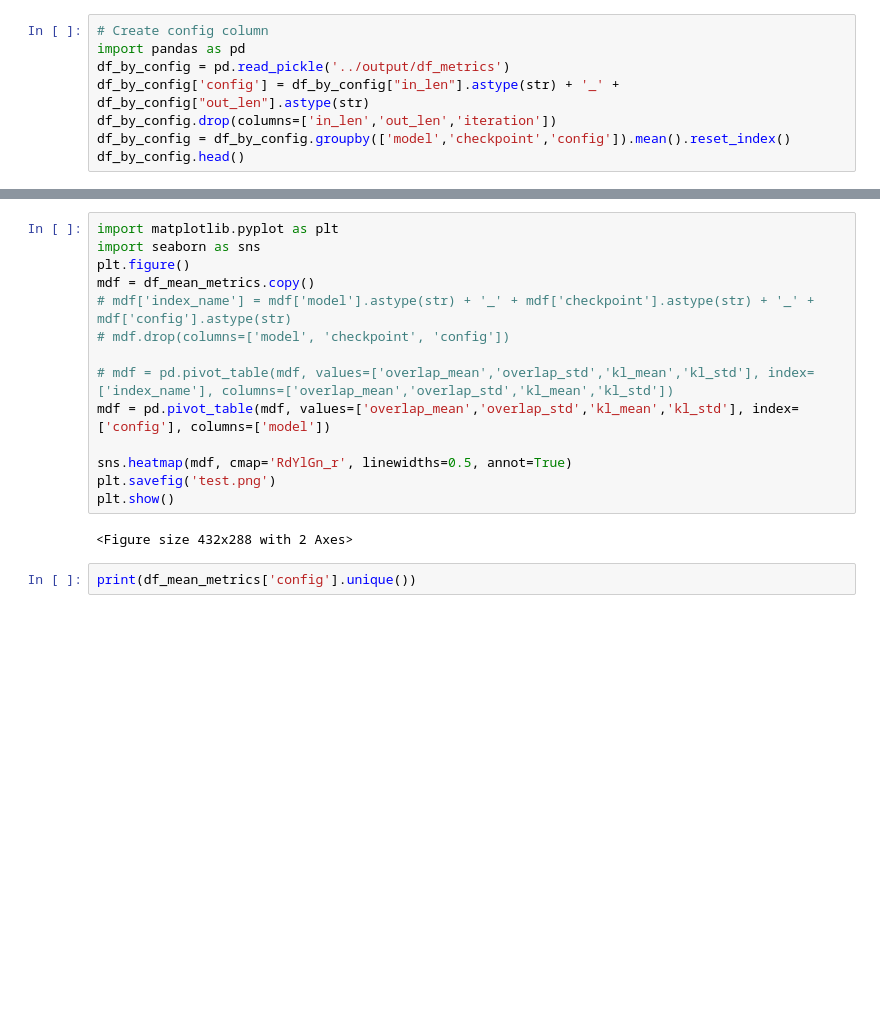
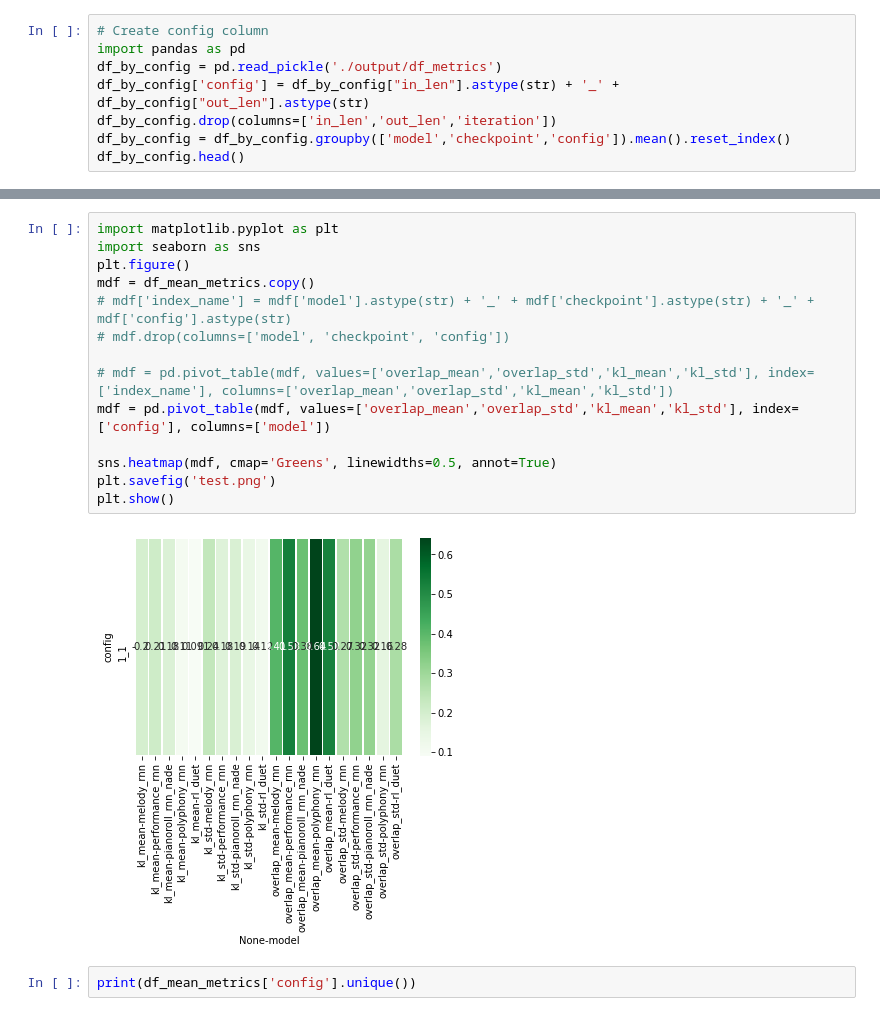
Before and after one commit to ghalestrilo/ornette, a Jupyter notebook: scripts/metrics_sketchpad.ipynb, the cells around one changed output, grey strips where cells are left out. Cells and saved outputs as stored; diff of their text form; blank space fills up the shorter version.

Commit message:
⛏ implement metric/config heatmap

```diff
--- a/scripts/metrics_sketchpad.ipynb
+++ b/scripts/metrics_sketchpad.ipynb
@@ -1,7 +1,7 @@
 # %%
 # Create config column
 import pandas as pd
-df_by_config = pd.read_pickle('../output/df_metrics')
+df_by_config = pd.read_pickle('./output/df_metrics')
 df_by_config['config'] = df_by_config["in_len"].astype(str) + '_' + df_by_config["out_len"].astype(str)
 df_by_config.drop(columns=['in_len','out_len','iteration'])
 df_by_config = df_by_config.groupby(['model','checkpoint','config']).mean().reset_index()
@@ -63,19 +53,19 @@ print(df_mean_metrics)
 # %%
 import matplotlib.pyplot as plt
 import seaborn as sns
 plt.figure()
 mdf = df_mean_metrics.copy()
 # mdf['index_name'] = mdf['model'].astype(str) + '_' + mdf['checkpoint'].astype(str) + '_' + mdf['config'].astype(str)
 # mdf.drop(columns=['model', 'checkpoint', 'config'])
 
 # mdf = pd.pivot_table(mdf, values=['overlap_mean','overlap_std','kl_mean','kl_std'], index=['index_name'], columns=['overlap_mean','overlap_std','kl_mean','kl_std'])
 mdf = pd.pivot_table(mdf, values=['overlap_mean','overlap_std','kl_mean','kl_std'], index=['config'], columns=['model'])
 
-sns.heatmap(mdf, cmap='RdYlGn_r', linewidths=0.5, annot=True)
+sns.heatmap(mdf, cmap='Greens', linewidths=0.5, annot=True)
 plt.savefig('test.png')
 plt.show()
 # %% [output]
-<Figure size 432x288 with 2 Axes>
+[figure, added]
 # %%
 print(df_mean_metrics['config'].unique())
 # %% [output]
```
Also changed, not shown: parts of 4 cells of this notebook, 8 other files.
